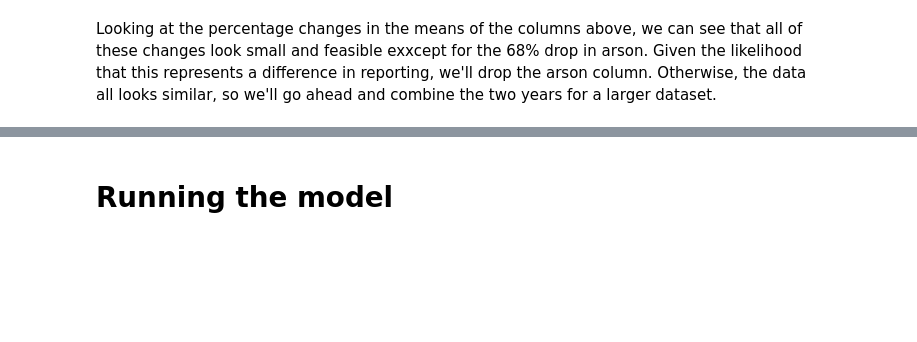
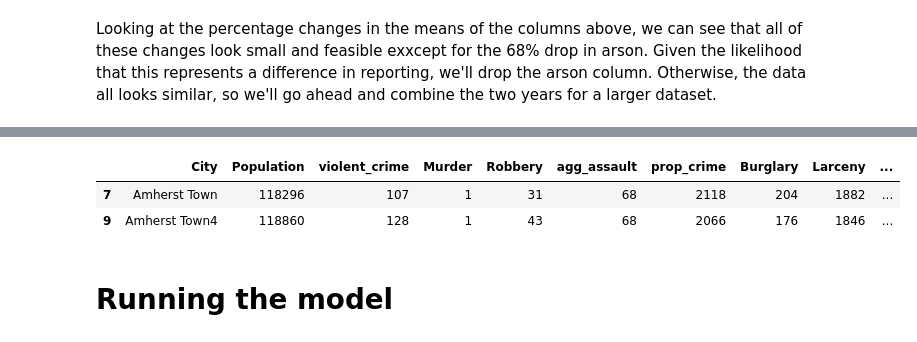
Before and after one commit to wwwslinger/drills, a Jupyter notebook: Thinkful/drills/5.2 Challenge - validating a linear regression model.ipynb, the cells around one changed output, grey strips where cells are left out. Cells and saved outputs as stored; diff of their text form; code cells hidden in the pictures; blank space fills up the shorter version.

```diff
--- a/Thinkful/drills/5.2 Challenge - validating a linear regression model.ipynb
+++ b/Thinkful/drills/5.2 Challenge - validating a linear regression model.ipynb
@@ -67,6 +67,12 @@ crime_df.sort_values("City").head()
 | 1 | Addison Town and Village | 2568 | 2 | 0 | 1 | 1 | 49 | 1 | 47 | ... |
 | 1 | Addison Town and Village | 2577 | 3 | 0 | 0 | 3 | 24 | 3 | 20 | ... |
 | 2 | Afton Village4 | 820 | 0 | 0 | 0 | 0 | 1 | 0 | 1 | ... |
+# %%
+crime_df[crime_df["Population"]>100000]
+# %% [output]
+|  | City | Population | violent_crime | Murder | Robbery | agg_assault | prop_crime | Burglary | Larceny | ... |
+| 7 | Amherst Town | 118296 | 107 | 1 | 31 | 68 | 2118 | 204 | 1882 | ... |
+| 9 | Amherst Town4 | 118860 | 128 | 1 | 43 | 68 | 2066 | 176 | 1846 | ... |
 # %% [markdown]
 # Running the model
 # %% [markdown]
```
Also changed, not shown: parts of 25 cells of this notebook.
